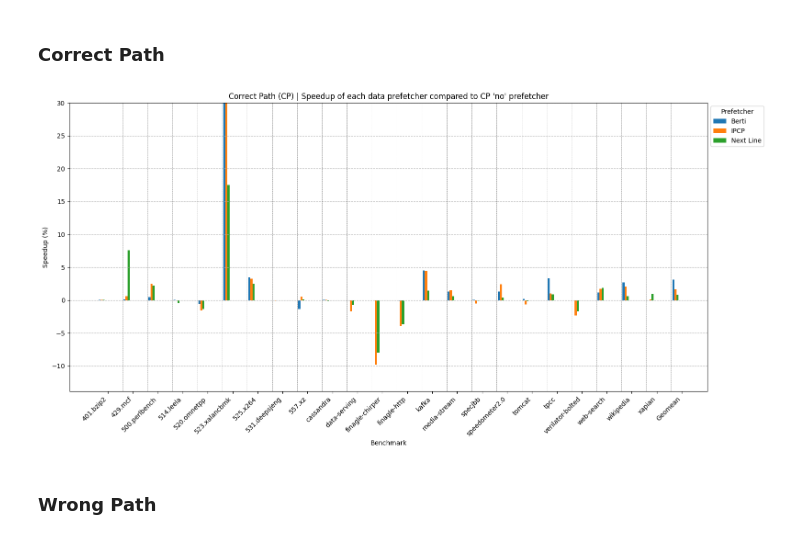
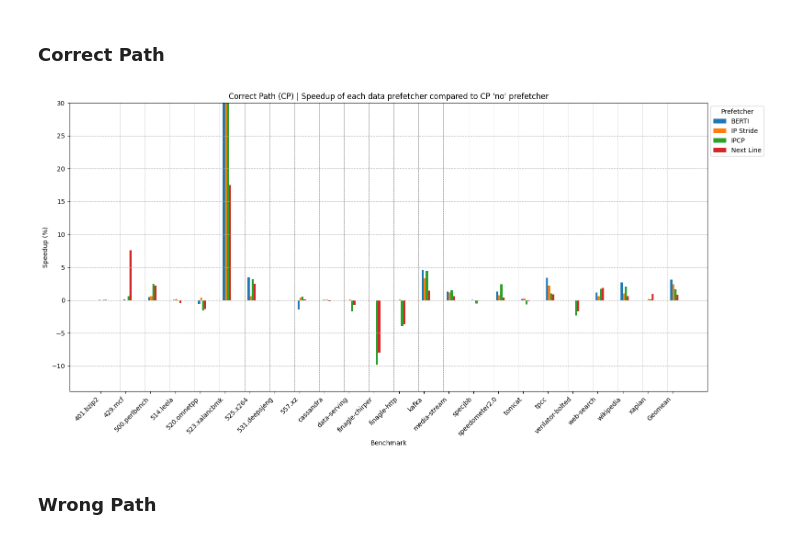
Before and after one commit to joshualmashburn/ChampSim, a Jupyter notebook: analysis.ipynb, the cells around one changed output. Drawn from its saved outputs; the diff is of its cells as text; code cells hidden in the pictures.

```diff
--- a/analysis.ipynb
+++ b/analysis.ipynb
@@ -17,9 +17,11 @@ def read_data(data_dir):
                 print(f"File {file} is empty, directory: {data_dir}, skipping...")
                 continue
 
+            found_ipc = False
             with open(os.path.join(data_dir, file), "r") as f:
                 for line in f:
                     if "CPU 0 cumulative IPC:" in line:
+                        found_ipc = True
                         try:
                             # Extract the IPC value
                             ipc_value = float(
@@ -30,6 +32,9 @@ def read_data(data_dir):
                         except (IndexError, ValueError):
                             print(f"Couldn't extract IPC value from line: {line}")
 
+            if not found_ipc:
+                print(f"IPC value not found in file: {file} in directory: {data_dir}")
+
     # Create DataFrame from the data
     df = pd.DataFrame(data, columns=["Benchmark", "IPC"])
 
@@ -400,58 +308,66 @@ plt.show()
 # %% [markdown]
 ## L1D
+# %%
+l1d_prefetchers = {
+    "no": {"label": "No", "color": "white", "edgecolor": "black", "hatch": "//"},
+    "l1d-berti": {"label": "BERTI"},
+    "l1d-ip_stride": {"label": "IP Stride"},
+    "l1d-ipcp": {"label": "IPCP"},
+    "l1d-next_line": {"label": "Next Line"},
+}
 # %% [markdown]
 ### Correct Path
 # %%
-df_cp_no = group_by_prefetcher(cp_ipc_df, "l1d-no")
-df_cp_berti = group_by_prefetcher(cp_ipc_df, "l1d-berti")
-df_cp_ipcp = group_by_prefetcher(cp_ipc_df, "l1d-ipcp")
-df_cp_next_line = group_by_prefetcher(cp_ipc_df, "l1d-next_line")
+# Group data by prefetcher and calculate speedup
+df_speedup_cp = {}
+df_cp_no = group_by(cp_ipc_df, "no")
+for key in l1d_prefetchers:
+    if key != "no":
+        df_cp = group_by(cp_ipc_df, key)
+        df_speedup_cp[key] = calculate_speedup(df_cp, df_cp_no)
 
-df_cp_berti = calculate_speedup(df_cp_berti, df_cp_no)
-df_cp_ipcp = calculate_speedup(df_cp_ipcp, df_cp_no)
-df_cp_next_line = calculate_speedup(df_cp_next_line, df_cp_no)
+# Create positions for each bar group
+r_base = [x * (1 + gap) for x in range(len(df_cp_no))]
+r_positions = {}
+for idx, key in enumerate(l1d_prefetchers):
+    r_positions[key] = [x + idx * bar_width for x in r_base]
 
-# Bar width
-bar_width = 0.1
-gap = 0.2
+# Create the plot
+plt.figure(figsize=(16, 8))
 
-# Positions of the bars on the x-axis
-r1 = [x * (1 + gap) for x in range(len(df_cp_no))]
-r2 = [x + bar_width for x in r1]
-r3 = [x + bar_width for x in r2]
+# Plot each prefetcher
+for key, props in l1d_prefetchers.items():
+    if key != "no":
+        plt.bar(
+            r_positions[key],
+            df_speedup_cp[key]["Speedup"],
+            width=bar_width,
+            label=props["label"],
+        )
 
-
-# Create the bars
-plt.figure(figsize=(16, 8))
-plt.bar(r1, df_cp_berti["Speedup"], width=bar_width, label="Berti")
-plt.bar(r2, df_cp_ipcp["Speedup"], width=bar_width, label="IPCP")
-plt.bar(r3, df_cp_next_line["Speedup"], width=bar_width, label="Next Line")
-
-# Add shorter vertical dashed lines between each group
-for i in range(1, len(df_cp_no)):
-    plt.axvline(x=(r1[i] - gap / 2), color="gray", linestyle="--", linewidth=0.5)
-
+# Add vertical dashed lines between groups
+for i in range(1, len(r_base)):
+    plt.axvline(x=(r_base[i] - gap / 2), color="gray", linestyle="--", linewidth=0.5)
 
 # Add labels and title
 plt.grid(axis="y", linestyle="--")
 plt.xticks(
-    [r + 4 * bar_width for r in r1], df_cp_no["Benchmark"], rotation=45, ha="right"
+    [r + (len(l1d_prefetchers) - 2) * bar_width / 2 for r in r_base],
+    df_cp_no["Benchmark"],
+    rotation=45,
+    ha="right",
 )
 plt.xlabel("Benchmark")
 plt.ylabel("Speedup (%)")
 plt.ylim(top=30)
 plt.legend(title="Prefetcher", bbox_to_anchor=(1, 1), loc="upper left")
 plt.title(
     "Correct Path (CP) | Speedup of each data prefetcher compared to CP 'no' prefetcher"
 )
 plt.tight_layout()
-
-# Save the plot
-# plt.savefig("l1d_cp_speedup.svg", format="svg", dpi=1200)
-
 plt.show()
 # %% [output]
-[figure, old version]
+[figure, new version]
 # %% [markdown]
 ### Wrong Path
 # %%
```
Also changed, not shown: parts of 44 cells of this notebook.
